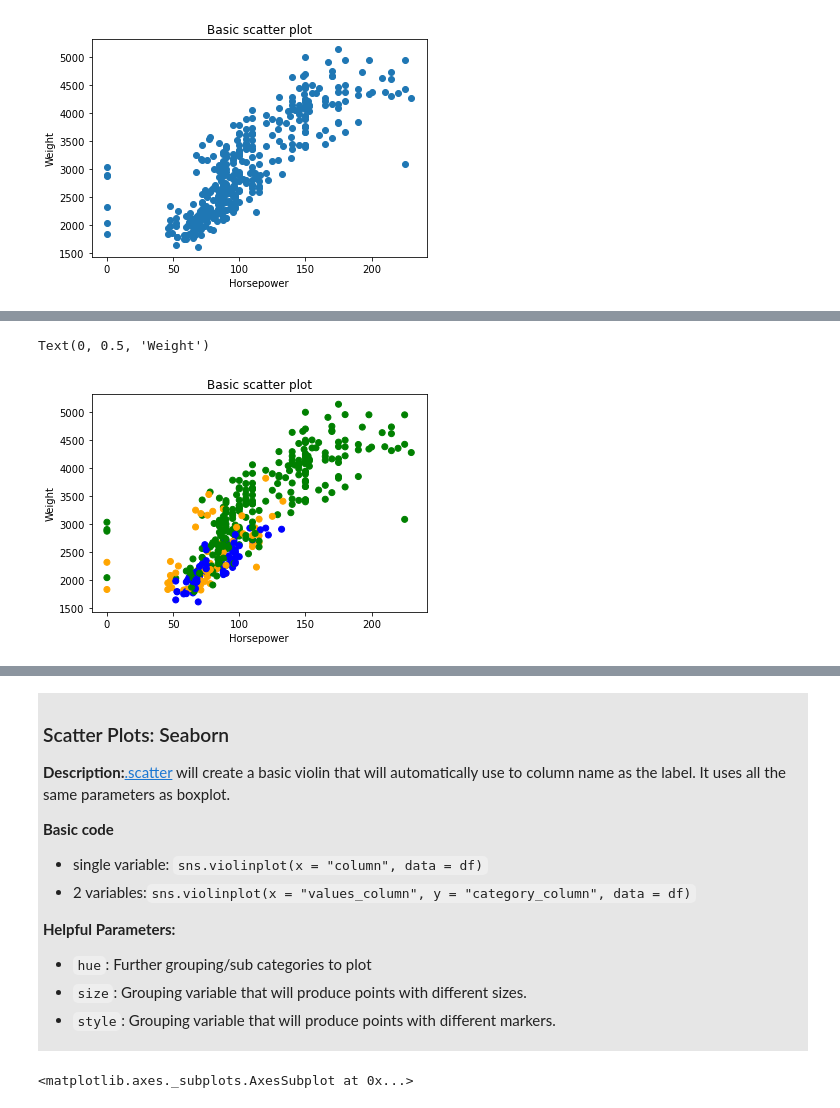
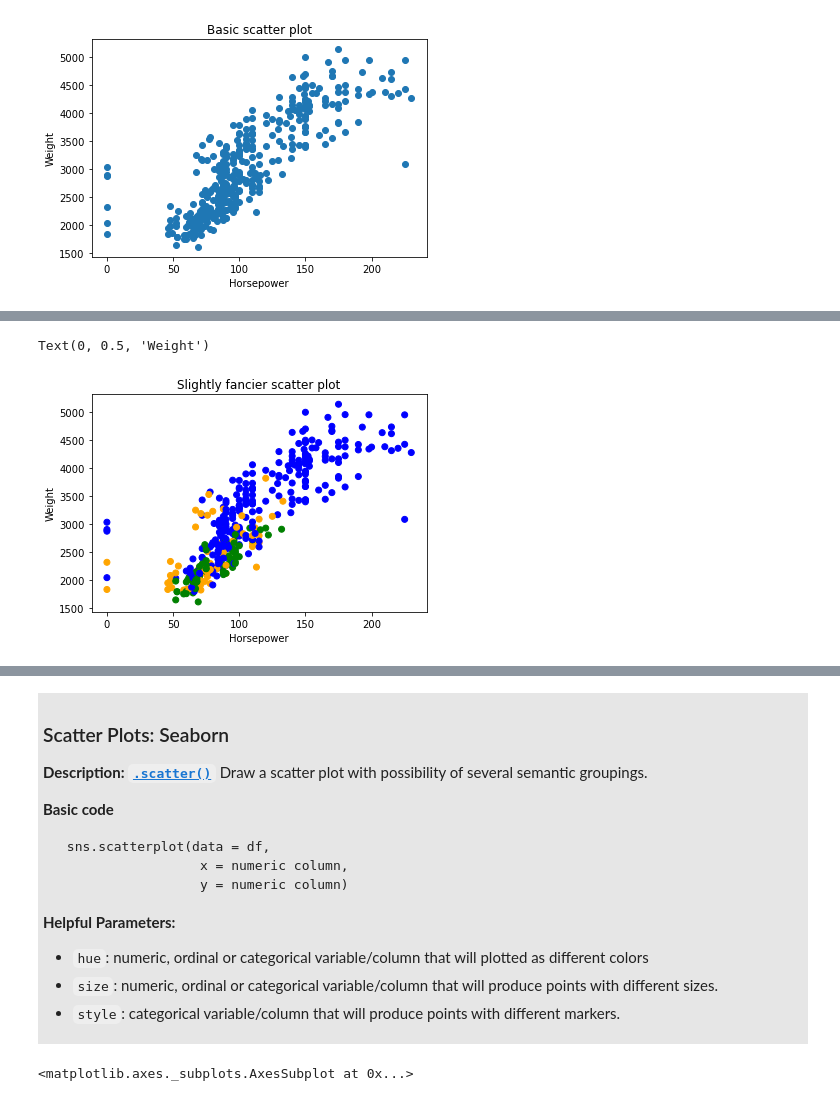
Before and after one commit to AllenInstitute/swdb_2022, a Jupyter notebook: PythonBootcamp/additional_notebooks/07_Introduction_to_Data_Visualization.ipynb, the cells around one changed output, grey strips where cells are left out. Saved outputs shown, nothing was run; the diff lists cells and outputs as text; code cells hidden in the pictures.

````diff
--- a/PythonBootcamp/additional_notebooks/07_Introduction_to_Data_Visualization.ipynb
+++ b/PythonBootcamp/additional_notebooks/07_Introduction_to_Data_Visualization.ipynb
@@ -195,7 +221,7 @@ import matplotlib.pyplot as plt
 <a id='load_dataset'></a>
 # %%
 # load the data
-csv_path = os.path.join('support_files/datasets', "cars_dataset.csv",)
+csv_path = os.path.join('support_files', 'datasets', 'cars_dataset.csv')
 cars = pd.read_csv(csv_path)
 
 # view the data
@@ -571,20 +631,20 @@ Text(0, 0.5, 'Weight')
 # %%
 # We can also add categorical colors by using a dictionary
 
-origin_colors = {'US':'green', 'Europe':'orange', 'Japan':'blue'}
+origin_colors = {'US':'blue', 'Europe':'orange', 'Japan':'green'}
 
 fig, ax = plt.subplots()
 
 ax.scatter(x = cars['Horsepower'],
            y = cars['Weight'],
            c = cars['Origin'].map(origin_colors))
 
-ax.set_title('Basic scatter plot')
+ax.set_title('Slightly fancier scatter plot')
 ax.set_xlabel('Horsepower')
 ax.set_ylabel('Weight')
 # %% [output]
 Text(0, 0.5, 'Weight')
-[figure, old version]
+[figure, new version]
 # %% [markdown]
 <a id='scatter_seaborn'></a>
 # %% [markdown]
@@ -592,16 +652,19 @@ Text(0, 0.5, 'Weight')
 
 <h3>Scatter Plots: Seaborn</h3>
 
-**Description:**[.scatter]( https://seaborn.pydata.org/generated/seaborn.scatterplot.html#seaborn.scatterplot) will create a basic violin that will automatically use to column name as the label. It uses all the same parameters as boxplot.
+**Description:** **<code>[.scatter()]( https://seaborn.pydata.org/generated/seaborn.scatterplot.html#seaborn.scatterplot)</code>** Draw a scatter plot with possibility of several semantic groupings.
 
 **Basic code**
-* single variable: <code>sns.violinplot(x = "column", data = df)</code>
-* 2 variables:<code>sns.violinplot(x = "values_column", y = "category_column", data = df)</code>
+```
+ sns.scatterplot(data = df,
+                  x = numeric column,
+                  y = numeric column)
+```
 
 **Helpful Parameters:**
-* <code>hue</code>: Further grouping/sub categories to plot
-* <code>size</code>: Grouping variable that will produce points with different sizes.
-* <code>style</code>: Grouping variable that will produce points with different markers.
+* <code>hue</code>: numeric, ordinal or categorical variable/column that will plotted as different colors
+* <code>size</code>: numeric, ordinal or categorical variable/column that will produce points with different sizes.
+* <code>style</code>: categorical variable/column that will produce points with different markers.
 # %%
 # Scatter plots work well with row level data
 sns.scatterplot(data = cars,
````
Also changed, not shown: parts of 49 cells of this notebook.
